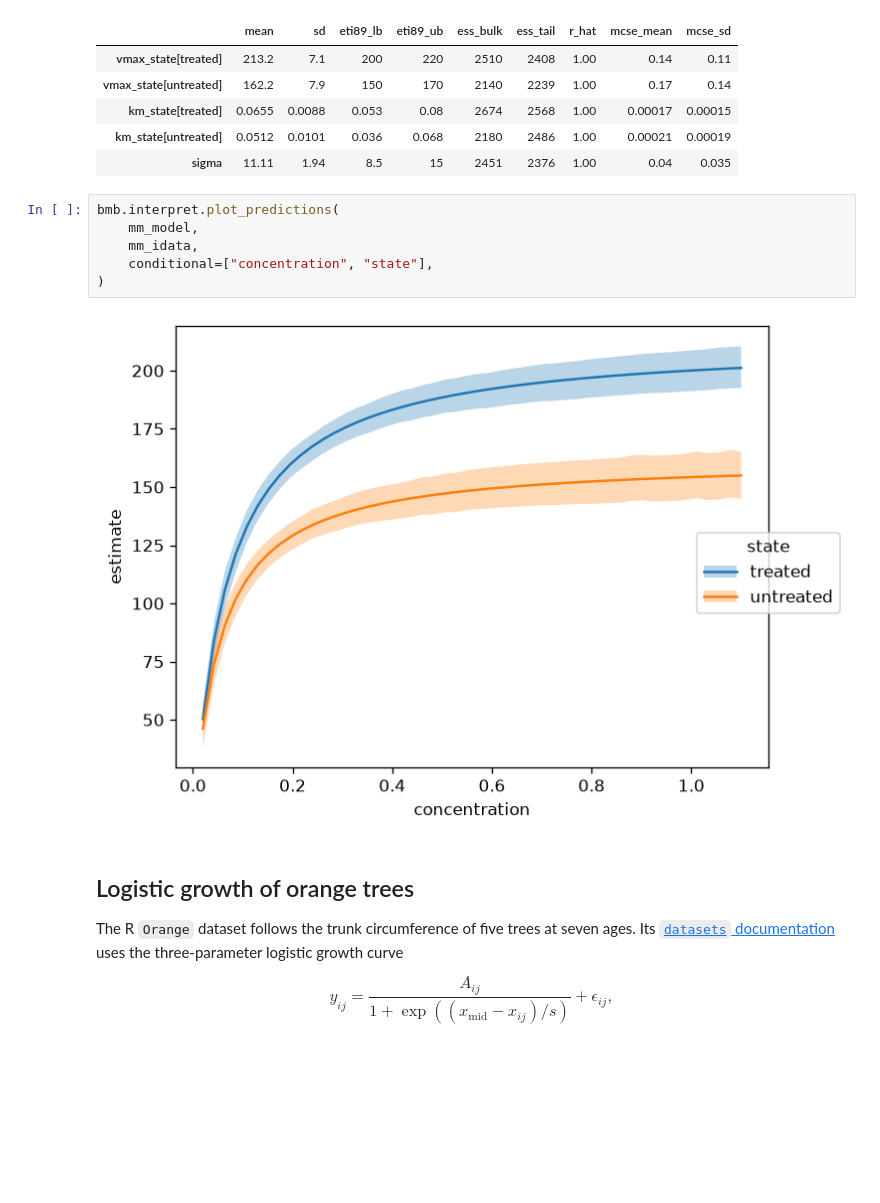
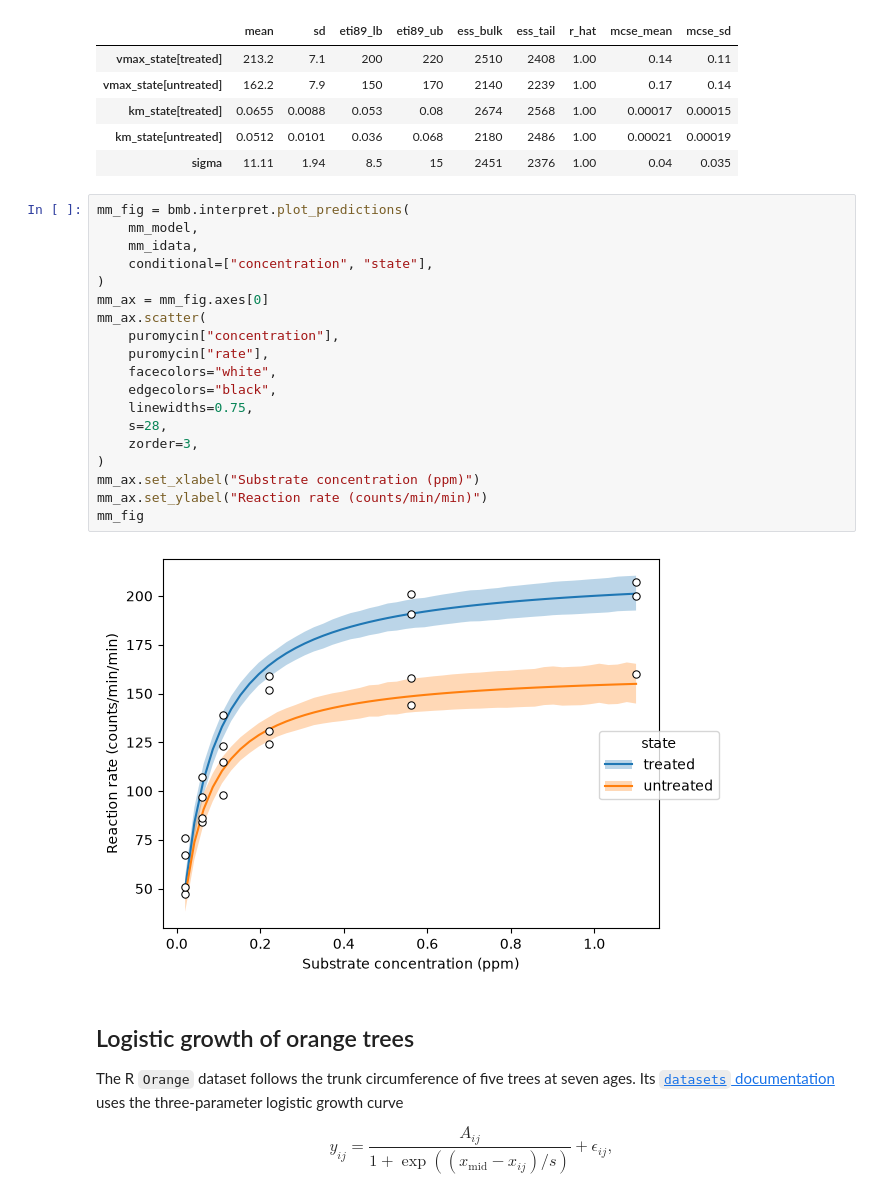
Before and after one commit to tjburch/bambi, a Jupyter notebook: docs/notebooks/nonlinear_expressions.ipynb, the cells around one changed output. Cells and saved outputs as stored; diff of their text form; blank space fills up the shorter version.

```diff
--- a/docs/notebooks/nonlinear_expressions.ipynb
+++ b/docs/notebooks/nonlinear_expressions.ipynb
@@ -78,13 +78,26 @@ az.summary(mm_idata, var_names=["vmax_state", "km_state", "sigma"])
 | km_state[untreated] | 0.0512 | 0.0101 | 0.036 | 0.068 | 2180 | 2486 | 1.00 | 0.00021 | 0.00019 |
 | sigma | 11.11 | 1.94 | 8.5 | 15 | 2451 | 2376 | 1.00 | 0.04 | 0.035 |
 # %%
-bmb.interpret.plot_predictions(
+mm_fig = bmb.interpret.plot_predictions(
     mm_model,
     mm_idata,
     conditional=["concentration", "state"],
 )
+mm_ax = mm_fig.axes[0]
+mm_ax.scatter(
+    puromycin["concentration"],
+    puromycin["rate"],
+    facecolors="white",
+    edgecolors="black",
+    linewidths=0.75,
+    s=28,
+    zorder=3,
+)
+mm_ax.set_xlabel("Substrate concentration (ppm)")
+mm_ax.set_ylabel("Reaction rate (counts/min/min)")
+mm_fig
 # %% [output]
-[figure, old version]
+[figure, new version]
 # %% [markdown]
 
 ## Logistic growth of orange trees
```
Also changed, not shown: parts of 5 cells of this notebook.
